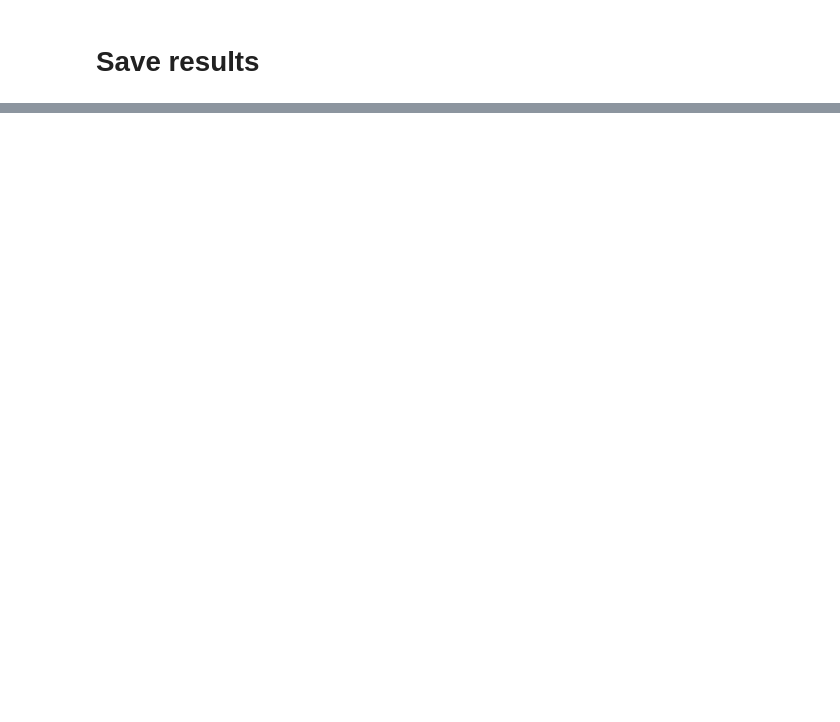
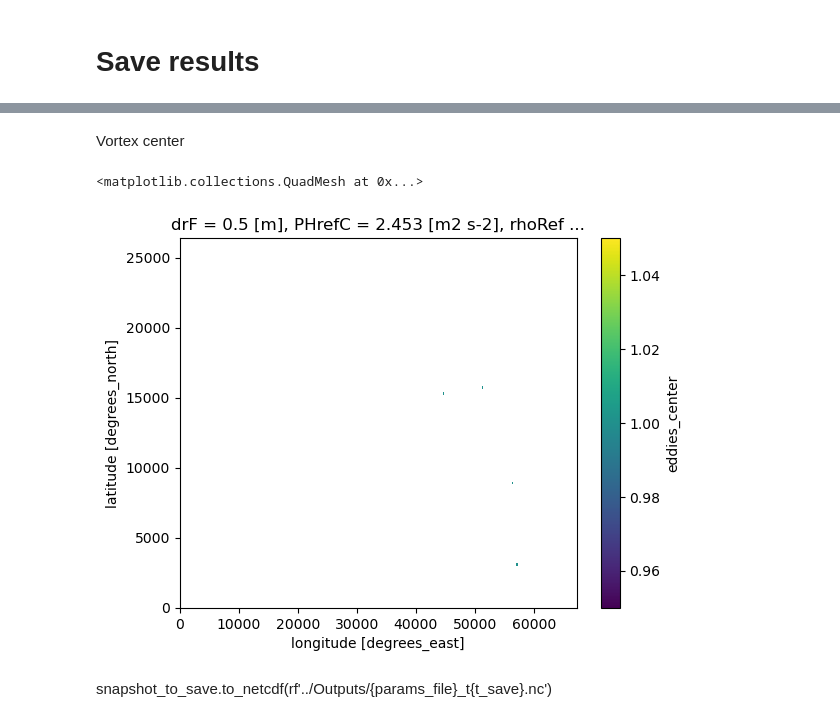
Before and after one commit to leroquan/swirl_toolbox, a Jupyter notebook: 01-Detection/run_swirl.ipynb, the cells around one changed output, grey strips where cells are left out. Drawn from its saved outputs; the diff is of its cells as text; code cells hidden in the pictures; blank space fills up the shorter version.

```diff
--- a/01-Detection/run_swirl.ipynb
+++ b/01-Detection/run_swirl.ipynb
@@ -212,0 +204,12 @@ for t_plot in range(0,len(eddies)):
+# %%
+eddies_extent_data = np.zeros([len(ds_mitgcm.Z.values), len(ds_mitgcm.YC.values), len(ds_mitgcm.XC.values)])*np.nan
+for d_save in eddies['depth_indices']:
+    for eddy in eddies[t_save][d_save]:
+        for i in range(len(eddy.vortex_cells[0])):
+            eddies_extent_data[d_save][int(eddy.vortex_cells[1,i])][int(eddy.vortex_cells[0,i])] = 1
+# %%
+snapshot_to_save['eddies_extent'] = xr.DataArray(
+    data=eddies_extent_data,
+    dims=('Z', 'YC', 'XC'),
+    name='eddies_extent'
+)
@@ -212,0 +218,20 @@ for t_plot in range(0,len(eddies)):
+# %% [markdown]
+Vortex center
+# %%
+eddies_center_data = np.zeros([len(ds_mitgcm.Z.values), len(ds_mitgcm.YC.values), len(ds_mitgcm.XC.values)])*np.nan
+for d_save in eddies['depth_indices']:
+    for eddy in eddies[t_save][d_save]:
+        eddies_center_data[d_save][int(eddy.center[1])][int(eddy.center[0])] = 1
+# %%
+snapshot_to_save['eddies_center'] = xr.DataArray(
+    data=eddies_center_data,
+    dims=('Z', 'YC', 'XC'),
+    name='eddies_center'
+)
+# %%
+snapshot_to_save['eddies_center'].isel(Z=0).plot()
+# %% [output]
+<matplotlib.collections.QuadMesh at 0x...>
+[figure, added]
+# %% [markdown]
+snapshot_to_save.to_netcdf(rf'../Outputs/{params_file}_t{t_save}.nc')
```
Also changed, not shown: parts of 37 cells of this notebook.
